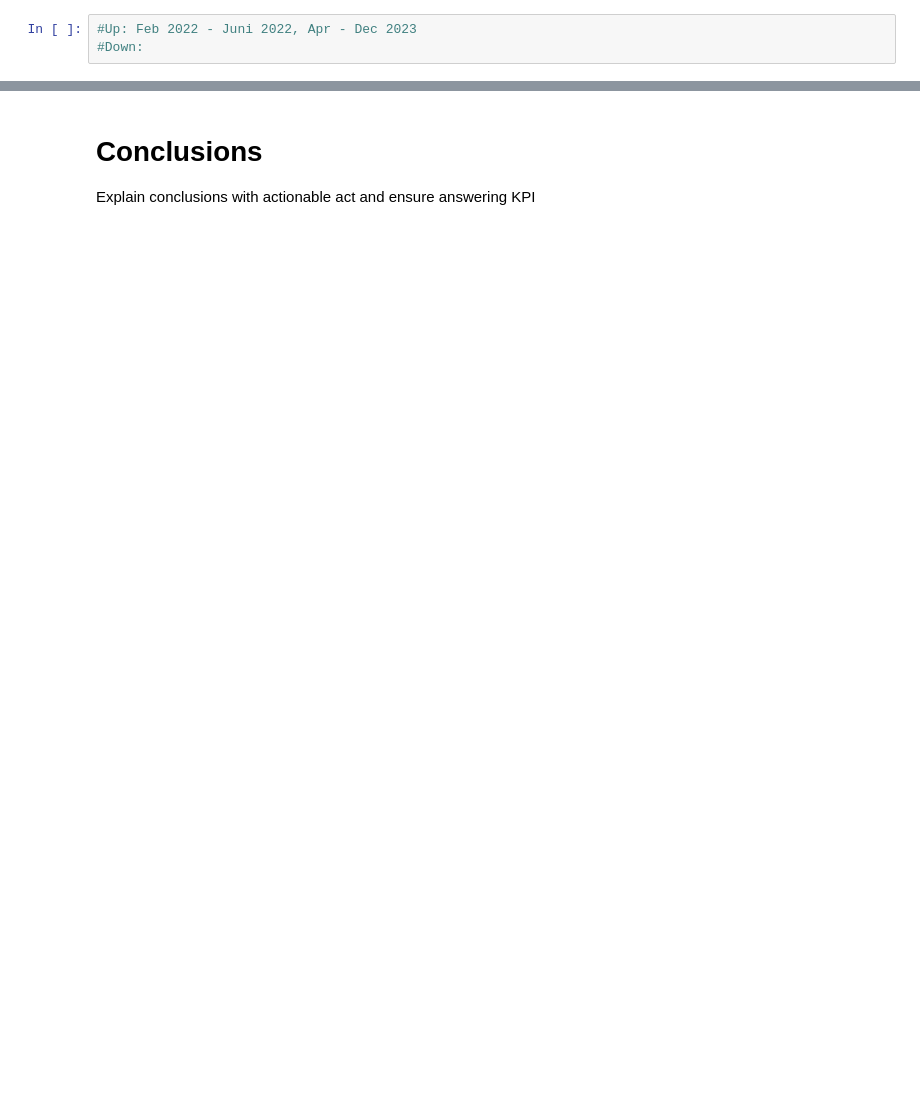
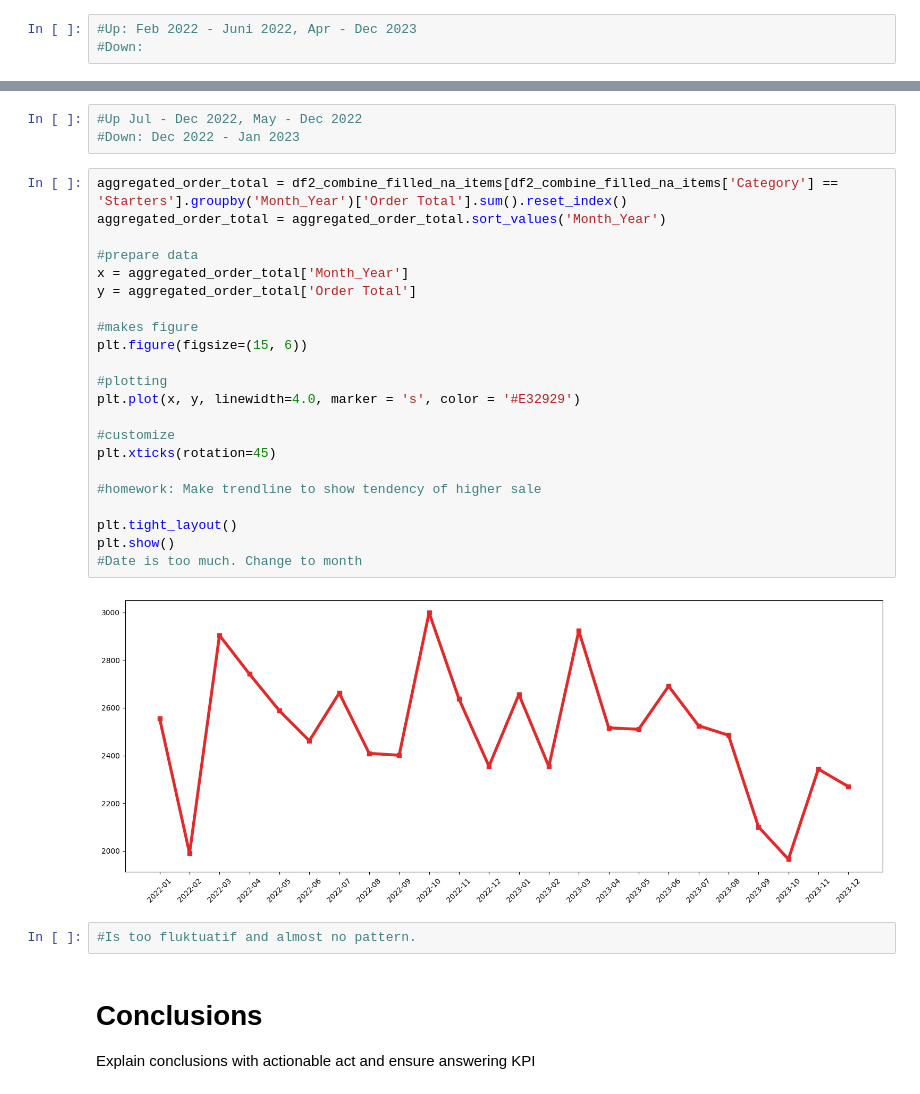
Before and after one commit to graveo-wicaksana/DA_restaurantSales, a Jupyter notebook: DA_restaurantSales.ipynb, the cells around one changed output, grey strips where cells are left out. Cells and saved outputs as stored; diff of their text form; blank space fills up the shorter version.

```diff
--- a/DA_restaurantSales.ipynb
+++ b/DA_restaurantSales.ipynb
@@ -825,3 +828,32 @@ plt.show()
+# %%
+#Up Jul - Dec 2022, May - Dec 2022
+#Down: Dec 2022 - Jan 2023
+# %%
+aggregated_order_total = df2_combine_filled_na_items[df2_combine_filled_na_items['Category'] == 'Starters'].groupby('Month_Year')['Order Total'].sum().reset_index()
+aggregated_order_total = aggregated_order_total.sort_values('Month_Year')
+
+#prepare data
+x = aggregated_order_total['Month_Year']
+y = aggregated_order_total['Order Total']
+
+#makes figure
+plt.figure(figsize=(15, 6))
+
+#plotting
+plt.plot(x, y, linewidth=4.0, marker = 's', color = '#E32929')
+
+#customize
+plt.xticks(rotation=45)
+
+#homework: Make trendline to show tendency of higher sale
+
+plt.tight_layout()
+plt.show()
+#Date is too much. Change to month
+# %% [output]
+[figure, added]
+# %%
+#Is too fluktuatif and almost no pattern.
 # %% [markdown]
 # Conclusions
 Explain conclusions with actionable act and ensure answering KPI
```
Also changed, not shown: parts of 10 cells of this notebook.
